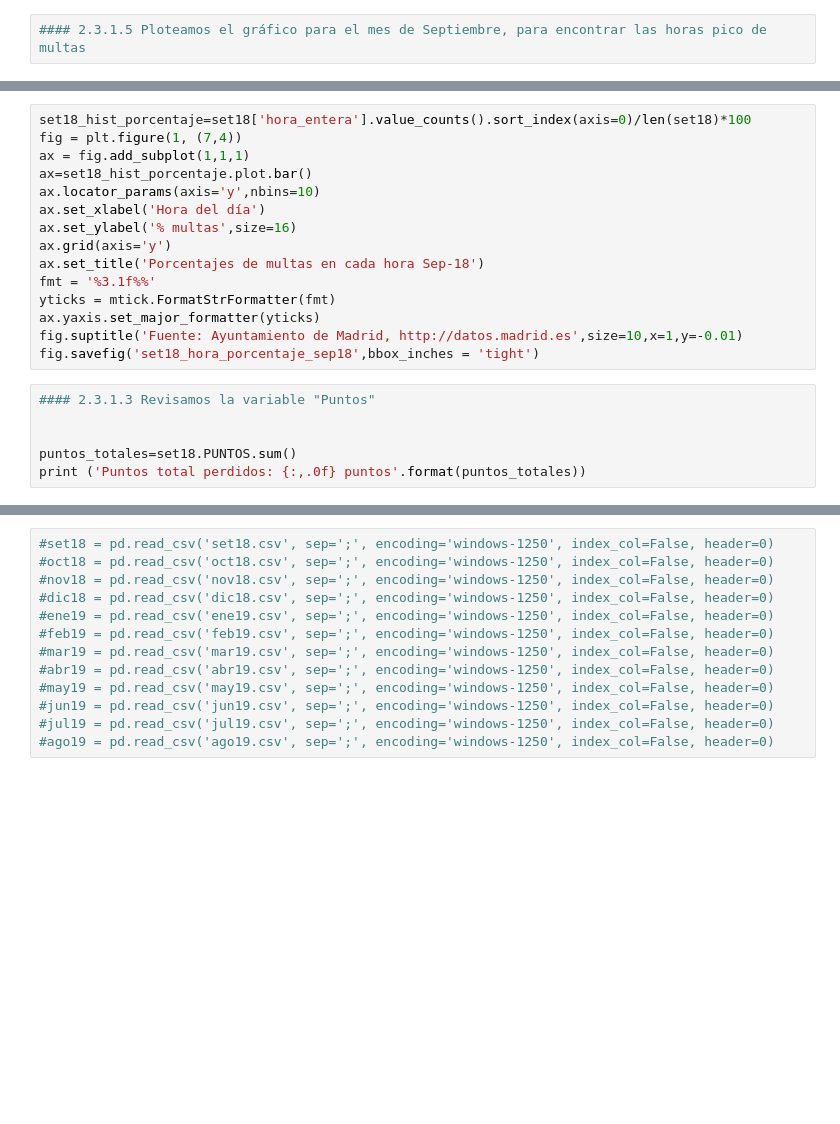
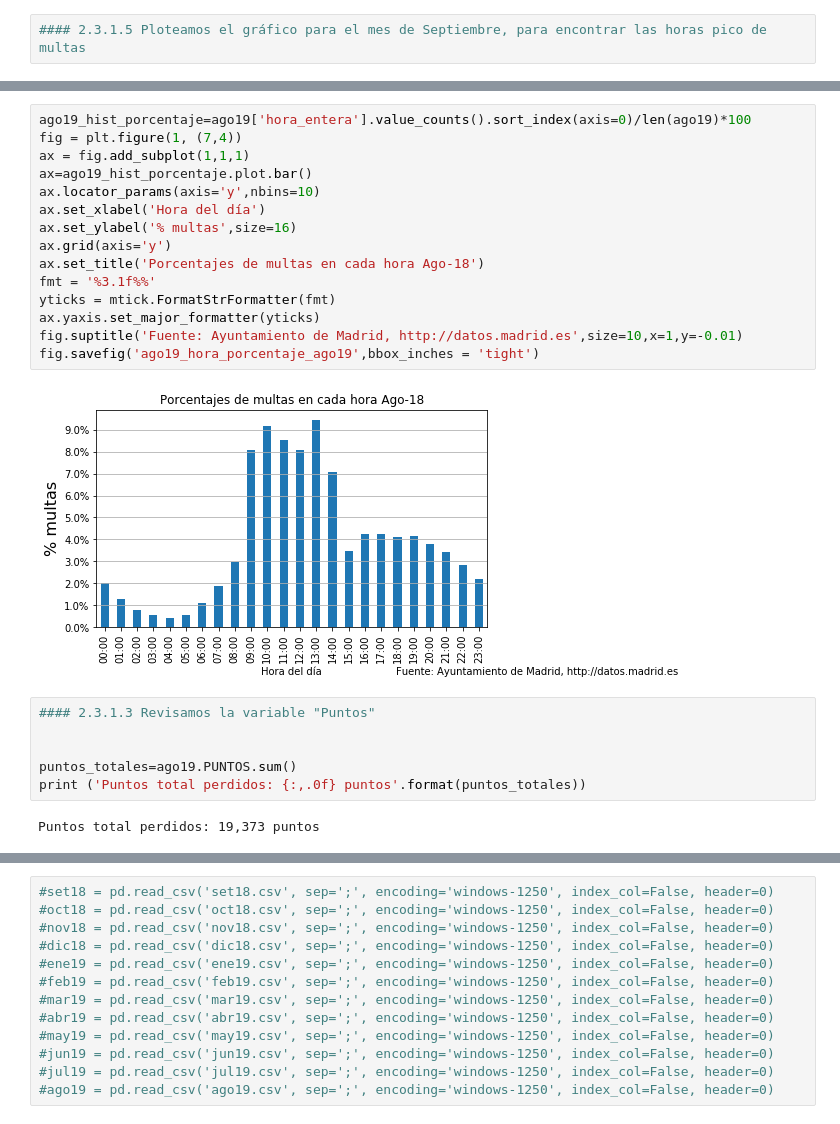
Before and after one commit to Rafabedolla/python, a Jupyter notebook: rafa.ipynb, the cells around one changed output, grey strips where cells are left out. Saved outputs shown, nothing was run; the diff lists cells and outputs as text; blank space fills up the shorter version.

```diff
--- a/rafa.ipynb
+++ b/rafa.ipynb
@@ -1642,22 +1674,26 @@ fig.savefig('multas_hora_sep18',bbox_inches = 'tight')
 # %%
-set18_hist_porcentaje=set18['hora_entera'].value_counts().sort_index(axis=0)/len(set18)*100
+ago19_hist_porcentaje=ago19['hora_entera'].value_counts().sort_index(axis=0)/len(ago19)*100
 fig = plt.figure(1, (7,4))
 ax = fig.add_subplot(1,1,1)
-ax=set18_hist_porcentaje.plot.bar()
+ax=ago19_hist_porcentaje.plot.bar()
 ax.locator_params(axis='y',nbins=10)
 ax.set_xlabel('Hora del día')
 ax.set_ylabel('% multas',size=16)
 ax.grid(axis='y')
-ax.set_title('Porcentajes de multas en cada hora Sep-18')
+ax.set_title('Porcentajes de multas en cada hora Ago-18')
 fmt = '%3.1f%%'
 yticks = mtick.FormatStrFormatter(fmt)
 ax.yaxis.set_major_formatter(yticks)
 fig.suptitle('Fuente: Ayuntamiento de Madrid, http://datos.madrid.es',size=10,x=1,y=-0.01)
-fig.savefig('set18_hora_porcentaje_sep18',bbox_inches = 'tight')
+fig.savefig('ago19_hora_porcentaje_ago19',bbox_inches = 'tight')
+# %% [output]
+[figure, added]
 # %%
 #### 2.3.1.3 Revisamos la variable "Puntos"
 
 
-puntos_totales=set18.PUNTOS.sum()
+puntos_totales=ago19.PUNTOS.sum()
 print ('Puntos total perdidos: {:,.0f} puntos'.format(puntos_totales))
+# %% [output]
+Puntos total perdidos: 19,373 puntos
 # %%
```
Also changed, not shown: parts of 10 cells of this notebook.
